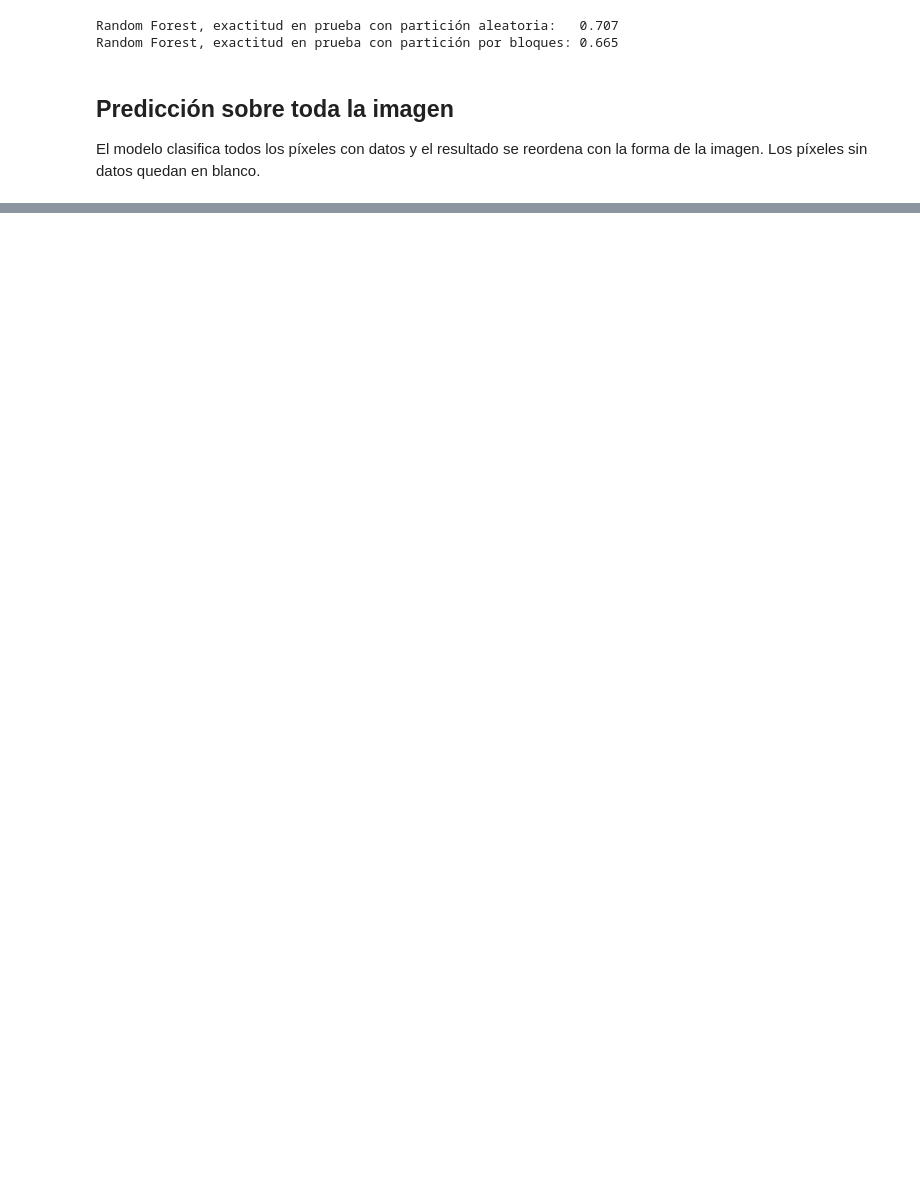
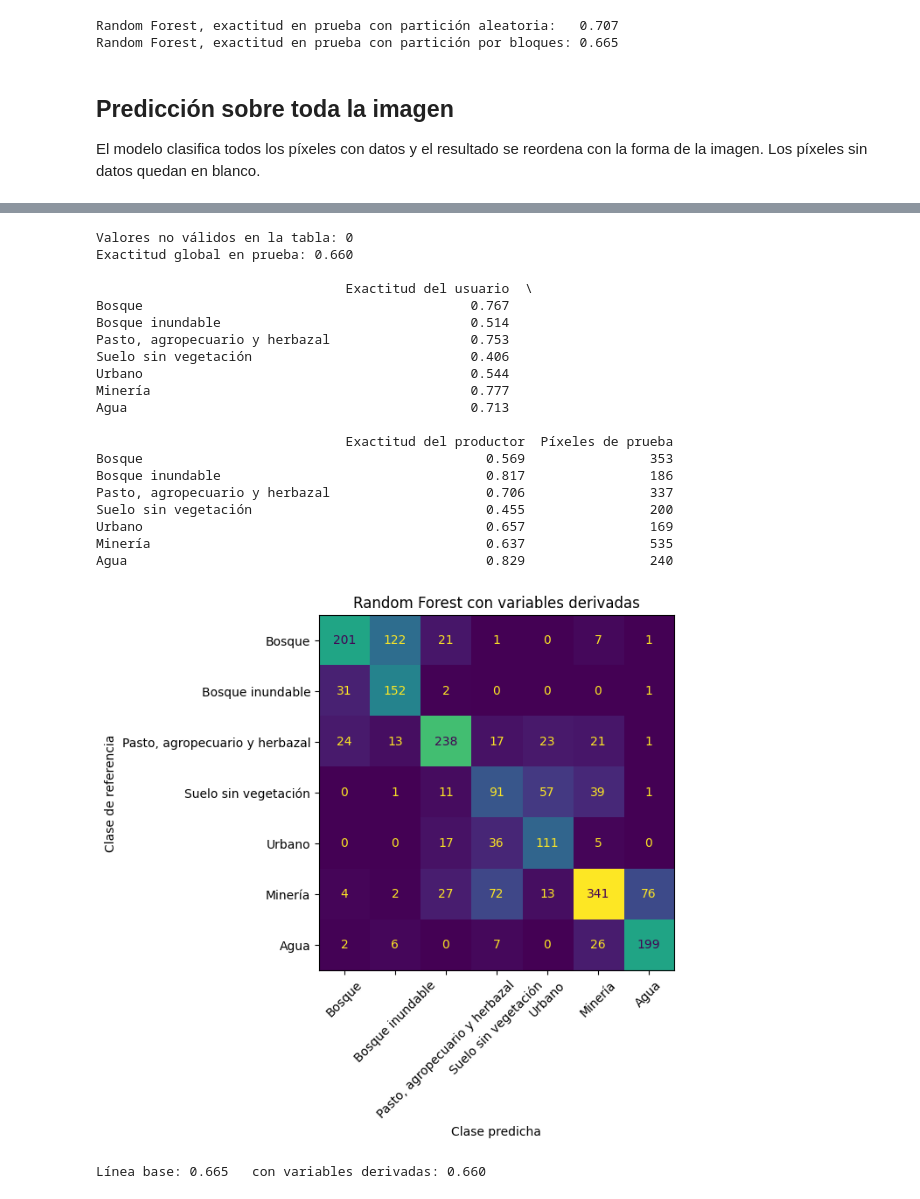
Before and after one commit to SALINASSebas/geocomputacion_-1GEO20-, a Jupyter notebook: ejercicios/ejercicios_aplicados/clasificacion_cobertura_demo.ipynb, the cells around one changed output, grey strips where cells are left out. Saved outputs shown, nothing was run; the diff lists cells and outputs as text; code cells hidden in the pictures; blank space fills up the shorter version.

```diff
--- a/ejercicios/ejercicios_aplicados/clasificacion_cobertura_demo.ipynb
+++ b/ejercicios/ejercicios_aplicados/clasificacion_cobertura_demo.ipynb
@@ -259,0 +288,48 @@ plt.show()
+# %%
+b = {nombre: pila[i] for i, nombre in enumerate(bandas)}
+
+# Si el denominador es 0 (reflectancia 0 en ambas bandas), la división da NaN o infinito
+# y NumPy emite una advertencia. np.errstate silencia esas advertencias solo dentro del
+# bloque "with".
+with np.errstate(divide="ignore", invalid="ignore"):
+    ndvi = (b["B08"] - b["B04"]) / (b["B08"] + b["B04"])
+    mndwi = (b["B03"] - b["B11"]) / (b["B03"] + b["B11"])
+
+pila_ext = np.concatenate([pila, np.stack([ndvi, mndwi])])         # (8, alto, ancho)
+X_ext = pila_ext.reshape(pila_ext.shape[0], -1).T[valido][idx]     # mismas muestras que la línea base
+print("Valores no válidos en la tabla:", (~np.isfinite(X_ext)).sum())
+X_ext = np.nan_to_num(X_ext, nan=0.0, posinf=0.0, neginf=0.0)      # reemplazo simple por 0
+
+exactitud_base = bosque.score(X_pru, y_pru)
+bosque_ext = RandomForestClassifier(n_estimators=100, random_state=SEMILLA, n_jobs=-1)
+bosque_ext.fit(X_ext[~es_prueba_bloques], y_ent)
+
+fig, ax = plt.subplots(figsize=(7.5, 6.5))
+exactitud_ext = uc.evaluar(bosque_ext, X_ext[es_prueba_bloques], y_pru, clases,
+                           nombres_clases, ax=ax, titulo="Random Forest con variables derivadas")
+plt.tight_layout()
+plt.show()
+print(f"Línea base: {exactitud_base:.3f}   con variables derivadas: {exactitud_ext:.3f}")
+# %% [output]
+Valores no válidos en la tabla: 0
+Exactitud global en prueba: 0.660
+
+                                Exactitud del usuario  \
+Bosque                                          0.767
+Bosque inundable                                0.514
+Pasto, agropecuario y herbazal                  0.753
+Suelo sin vegetación                            0.406
+Urbano                                          0.544
+Minería                                         0.777
+Agua                                            0.713
+
+                                Exactitud del productor  Píxeles de prueba
+Bosque                                            0.569                353
+Bosque inundable                                  0.817                186
+Pasto, agropecuario y herbazal                    0.706                337
+Suelo sin vegetación                              0.455                200
+Urbano                                            0.657                169
+Minería                                           0.637                535
+Agua                                              0.829                240
+[figure, added]
+Línea base: 0.665   con variables derivadas: 0.660
```
Also changed, not shown: parts of 12 cells of this notebook, 1 other file.
